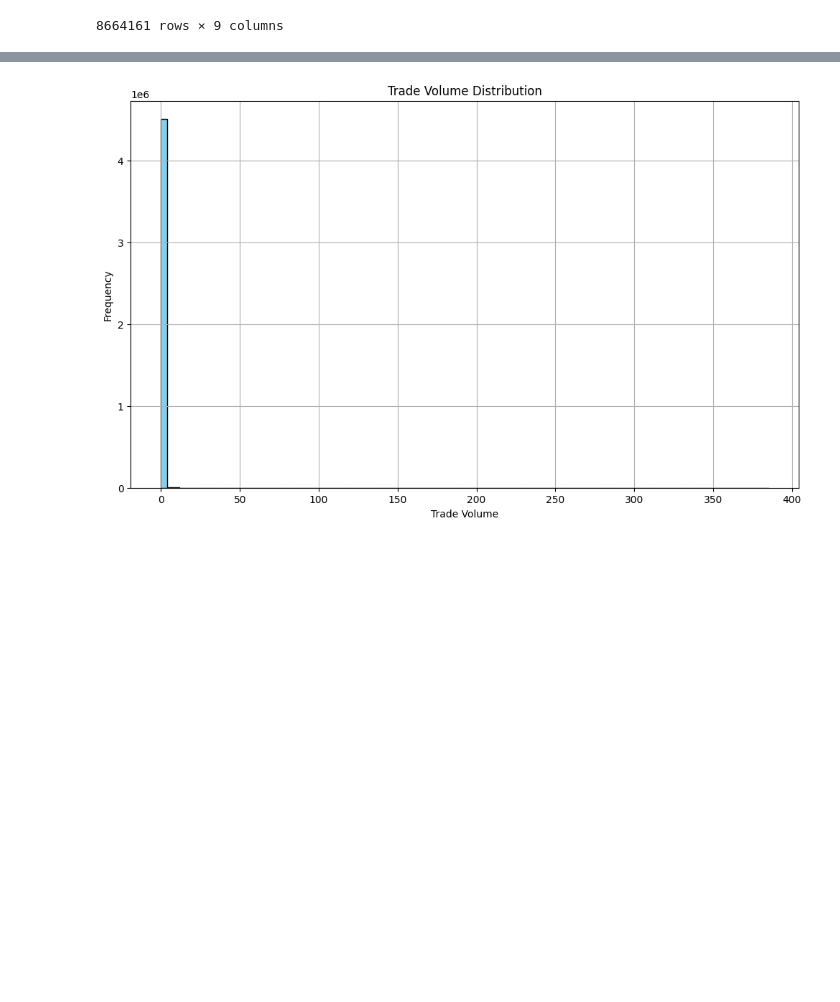
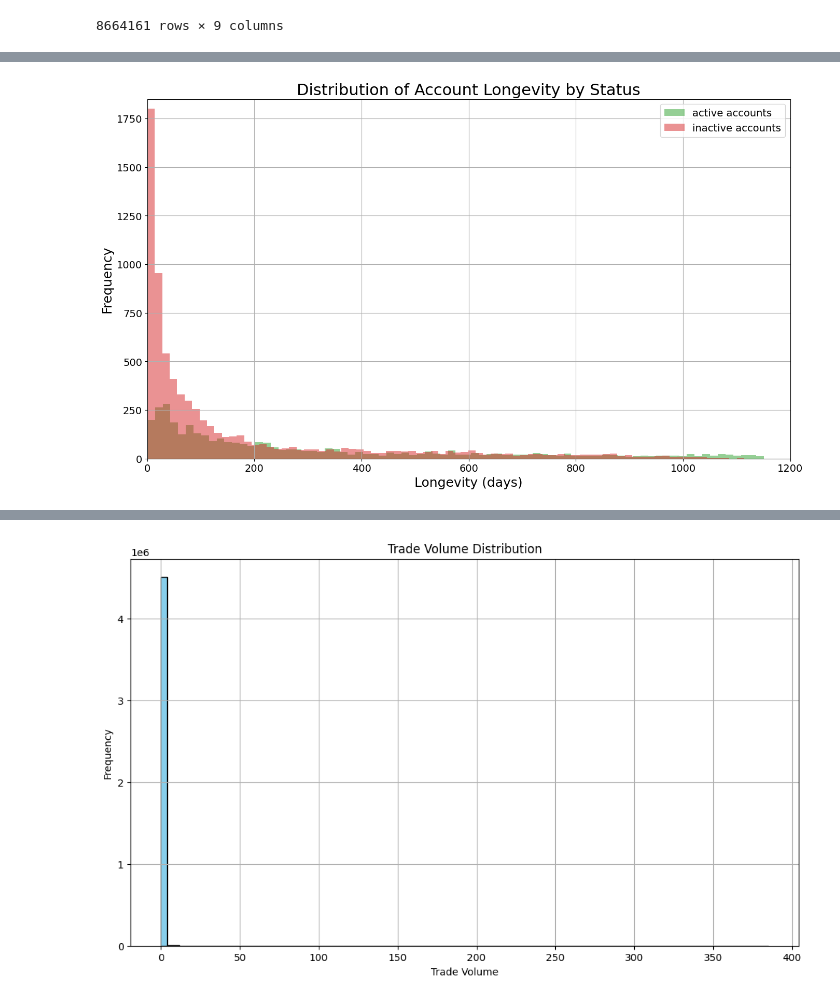
Before and after one commit to CommonCrayon/CapstoneProject, a Jupyter notebook: Capstone_EDA_Joel.ipynb, the cells around one changed output, grey strips where cells are left out. Saved outputs shown, nothing was run; the diff lists cells and outputs as text; code cells hidden in the pictures; blank space fills up the shorter version.

```diff
--- a/Capstone_EDA_Joel.ipynb
+++ b/Capstone_EDA_Joel.ipynb
@@ -90,0 +40,43 @@ plt.show()
+# %%
+# Filter out logins that don't appear in trades
+login_df = logins_df[logins_df['login'].isin(trades_df['login'])]
+
+# Ensure the first data point starts in 2021
+login_df = login_df[login_df['reg_date'].dt.year >= 2021]
+
+# Merge the dataframes on 'login' to associate each trade with its registration date
+merged_df = pd.merge(trades_df, login_df, on='login')
+
+# Find the last trade date for each account
+last_trade_date = merged_df.groupby('login')['close_time'].max().reset_index()
+last_trade_date.columns = ['login', 'last_trade_date']
+
+# Merge last_trade_date back to the login dataframe
+login_df = pd.merge(login_df, last_trade_date, on='login', how='left')
+
+# Define 'active' and 'inactive' status based on the trading in the most recent month
+most_recent_trade = merged_df['close_time'].max()
+one_month_ago = most_recent_trade - pd.DateOffset(months=1)
+login_df['status'] = ['inactive' if x <= one_month_ago else 'active' for x in login_df['last_trade_date']]
+# %%
+# Calculate longevity as the number of days from registration to last trade (or current date if active)
+login_df['longevity'] = (login_df['last_trade_date'] - login_df['reg_date']).dt.days
+
+# Now, create the histogram
+plt.figure(figsize=(16, 9))
+colors = {'active': 'tab:green', 'inactive': 'tab:red'}  # Define custom colors
+for status, group in login_df.groupby('status'):
+    plt.hist(group['longevity'], bins=80, alpha=0.5, label=f'{status} accounts', color=colors[status])
+
+plt.title('Distribution of Account Longevity by Status', fontsize=22)
+plt.xlabel('Longevity (days)', fontsize=18)
+plt.ylabel('Frequency', fontsize=18)
+plt.xlim([0, 1200])
+plt.ylim([0, 1850])
+plt.yticks(fontsize=14)
+plt.xticks(fontsize=14)
+plt.legend(fontsize=14)
+plt.grid(True)
+plt.show()
+# %% [output]
+[figure, added]
```
Also changed, not shown: parts of 12 cells of this notebook.
